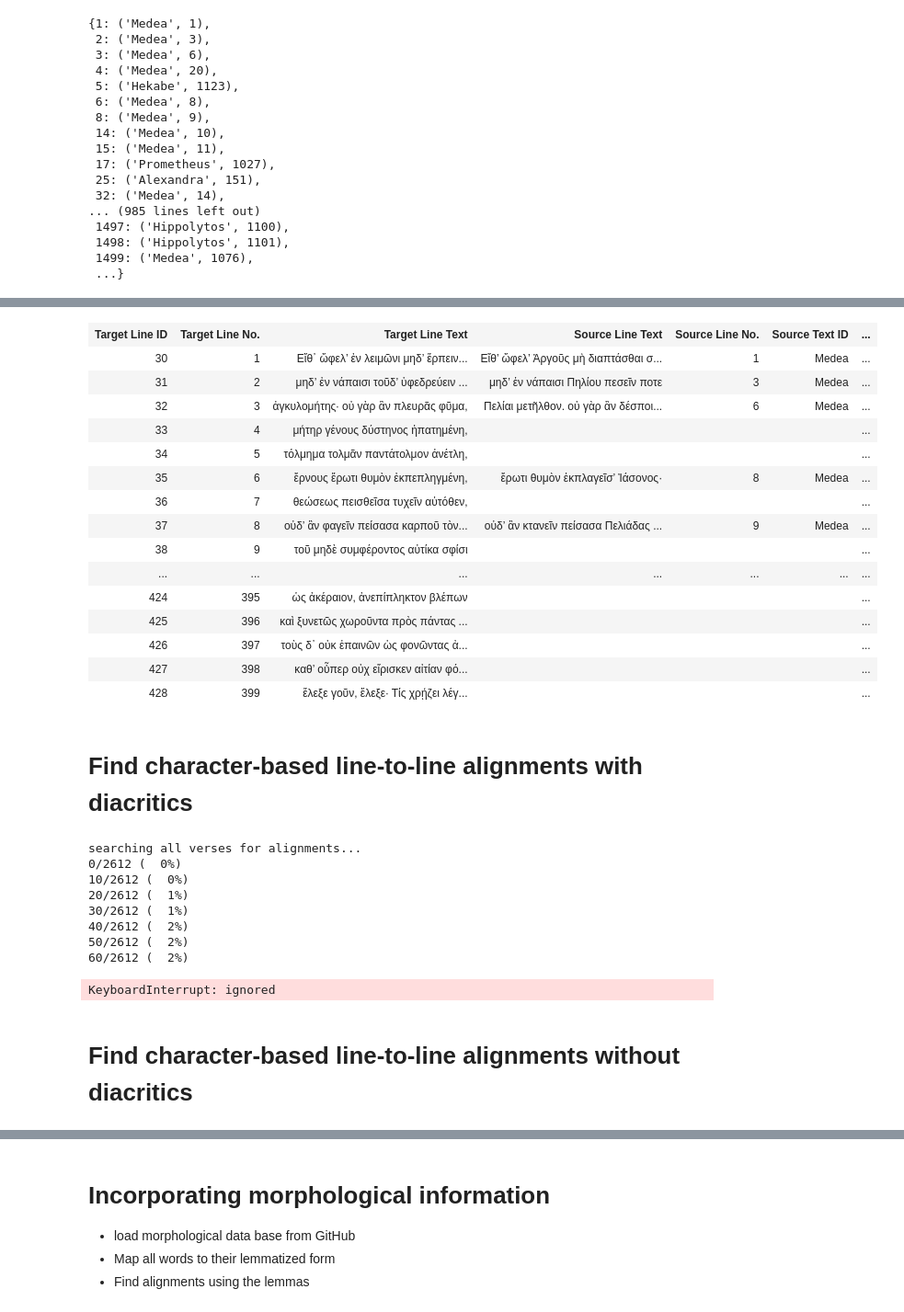
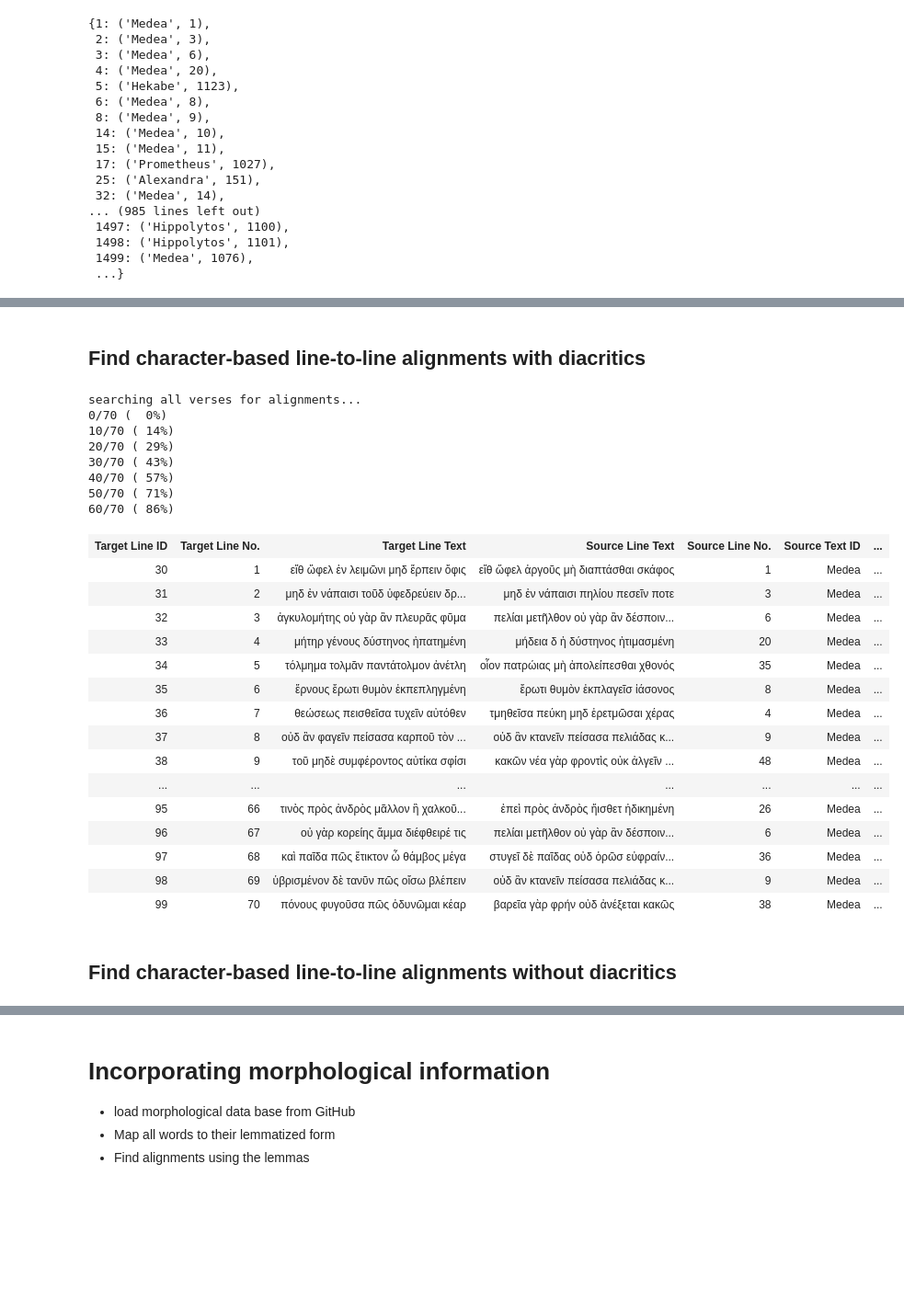
Before and after one commit to nicoschmidt/DigitalCentones, a Jupyter notebook: SmartTexts2019/Practicum.ipynb, the cells around one changed output, grey strips where cells are left out. Shown: that part at 92% size. Cells and saved outputs as stored; diff of their text form; code cells hidden in the pictures; blank space fills up the shorter version.

```diff
--- a/SmartTexts2019/Practicum.ipynb
+++ b/SmartTexts2019/Practicum.ipynb
@@ -39,7 +47,7 @@ Unpacking objects: 100% (45/45), done.
 lines_chr_pat = load_xml('tlg2022.tlg003.opp-grc1.xml')
 for i in range(30, len(lines_chr_pat)):
     lines_chr_pat[i].no = -29+i # hack to re-number lines
-lines_chr_pat = lines_chr_pat[30:]
+lines_chr_pat = lines_chr_pat[30:100]
 print('Christus Patiens:', lines_chr_pat[:3],'\n\n')
 
 lines_medea = load_plain_text('DigitalCentones/data/Medea-48.txt', 'Medea', 'Medea', 'Euripides')
@@ -199,49 +219,45 @@ searching all verses for alignments...
-# %%
-HTML(filename='./'+ alignments_outfile + '.html')
-# %% [output]
-| Target Line ID | Target Line No. | Target Line Text | Source Line Text | Source Line No. | Source Text ID | ... |
-| 30 | 1 | Εἴθ᾿ ὤφελ’ ἐν λειμῶνι μηδ’ ἕρπειν... | Εἴθ’ ὤφελ’ Ἀργοῦς μὴ διαπτάσθαι σ... | 1 | Medea | ... |
-| 31 | 2 | μηδ’ ἐν νάπαισι τοῦδ’ ὑφεδρεύειν ... | μηδ’ ἐν νάπαισι Πηλίου πεσεῖν ποτε | 3 | Medea | ... |
-| 32 | 3 | ἀγκυλομήτης· οὐ γὰρ ἂν πλευρᾶς φῦμα, | Πελίαι μετῆλθον. οὐ γὰρ ἂν δέσποι... | 6 | Medea | ... |
-| 33 | 4 | μήτηρ γένους δύστηνος ἠπατημένη, |  |  |  | ... |
-| 34 | 5 | τόλμημα τολμᾶν παντάτολμον ἀνέτλη, |  |  |  | ... |
-| 35 | 6 | ἔρνους ἔρωτι θυμὸν ἐκπεπληγμένη, | ἔρωτι θυμὸν ἐκπλαγεῖσ’ Ἰάσονος· | 8 | Medea | ... |
-| 36 | 7 | θεώσεως πεισθεῖσα τυχεῖν αὐτόθεν, |  |  |  | ... |
-| 37 | 8 | οὐδ’ ἂν φαγεῖν πείσασα καρποῦ τὸν... | οὐδ’ ἂν κτανεῖν πείσασα Πελιάδας ... | 9 | Medea | ... |
-| 38 | 9 | τοῦ μηδὲ συμφέροντος αὐτίκα σφίσι |  |  |  | ... |
-| ... | ... | ... | ... | ... | ... | ... |
-| 424 | 395 | ὡς ἀκέραιον, ἀνεπίπληκτον βλέπων |  |  |  | ... |
-| 425 | 396 | καὶ ξυνετῶς χωροῦντα πρὸς πάντας ... |  |  |  | ... |
-| 426 | 397 | τοὺς δ᾿ οὐκ ἐπαινῶν ὡς φονῶντας ἀ... |  |  |  | ... |
-| 427 | 398 | καθ’ οὗπερ οὐχ εἵρισκεν αἰτίαν φό... |  |  |  | ... |
-| 428 | 399 | ἔλεξε γοῦν, ἔλεξε· Τίς χρῄζει λέγ... |  |  |  | ... |
 # %% [markdown]
-# Find character-based line-to-line alignments with diacritics
+## Find character-based line-to-line alignments with diacritics
 # %%
 string_mapping_function = lambda s:s # identity
-smith_waterman = SmithWaterman(match_score=5,
+smith_waterman = SmithWaterman(match_score=2,
                                mismatch_score=-1,
                                gap_score=-1,
                                n_max_alignments=1,
                                min_score_treshold=0,
                                string_mapping_function=string_mapping_function)
 line_form_func = lambda line:line.text
 alignments_outfile = 'alignments_character-based_with_diacritics'
 target_lines = lines_chr_pat
 source_lines_dict = {lines_medea[0].work_id:lines_medea}
 alignments = find_line_to_line_alignments(target_lines, source_lines_dict, smith_waterman.align, 3, line_form_func)
 save_alignments_html(alignments, target_lines, source_lines_dict, alignments_outfile, line_form_func)
 HTML(filename='./'+ alignments_outfile + '.html')
 # %% [output]
 searching all verses for alignments...
-0/2612 (  0%)
-10/2612 (  0%)
-20/2612 (  1%)
-30/2612 (  1%)
-40/2612 (  2%)
-50/2612 (  2%)
-60/2612 (  2%)
+0/70 (  0%)
+10/70 ( 14%)
+20/70 ( 29%)
+30/70 ( 43%)
+40/70 ( 57%)
+50/70 ( 71%)
+60/70 ( 86%)
-KeyboardInterrupt: ignored
+| Target Line ID | Target Line No. | Target Line Text | Source Line Text | Source Line No. | Source Text ID | ... |
+| 30 | 1 | εἴθ ὤφελ ἐν λειμῶνι μηδ ἕρπειν ὄφις | εἴθ ὤφελ ἀργοῦς μὴ διαπτάσθαι σκάφος | 1 | Medea | ... |
+| 31 | 2 | μηδ ἐν νάπαισι τοῦδ ὑφεδρεύειν δρ... | μηδ ἐν νάπαισι πηλίου πεσεῖν ποτε | 3 | Medea | ... |
+| 32 | 3 | ἀγκυλομήτης οὐ γὰρ ἂν πλευρᾶς φῦμα | πελίαι μετῆλθον οὐ γὰρ ἂν δέσποιν... | 6 | Medea | ... |
+| 33 | 4 | μήτηρ γένους δύστηνος ἠπατημένη | μήδεια δ ἡ δύστηνος ἠτιμασμένη | 20 | Medea | ... |
+| 34 | 5 | τόλμημα τολμᾶν παντάτολμον ἀνέτλη | οἷον πατρώιας μὴ ἀπολείπεσθαι χθονός | 35 | Medea | ... |
+| 35 | 6 | ἔρνους ἔρωτι θυμὸν ἐκπεπληγμένη | ἔρωτι θυμὸν ἐκπλαγεῖσ ἰάσονος | 8 | Medea | ... |
+| 36 | 7 | θεώσεως πεισθεῖσα τυχεῖν αὐτόθεν | τμηθεῖσα πεύκη μηδ ἐρετμῶσαι χέρας | 4 | Medea | ... |
+| 37 | 8 | οὐδ ἂν φαγεῖν πείσασα καρποῦ τὸν ... | οὐδ ἂν κτανεῖν πείσασα πελιάδας κ... | 9 | Medea | ... |
+| 38 | 9 | τοῦ μηδὲ συμφέροντος αὐτίκα σφίσι | κακῶν νέα γὰρ φροντὶς οὐκ ἀλγεῖν ... | 48 | Medea | ... |
+| ... | ... | ... | ... | ... | ... | ... |
+| 95 | 66 | τινὸς πρὸς ἀνδρὸς μᾶλλον ἢ χαλκοῦ... | ἐπεὶ πρὸς ἀνδρὸς ἤισθετ ἠδικημένη | 26 | Medea | ... |
+| 96 | 67 | οὐ γὰρ κορείης ἅμμα διέφθειρέ τις | πελίαι μετῆλθον οὐ γὰρ ἂν δέσποιν... | 6 | Medea | ... |
+| 97 | 68 | καὶ παῖδα πῶς ἔτικτον ὦ θάμβος μέγα | στυγεῖ δὲ παῖδας οὐδ ὁρῶσ εὐφραίν... | 36 | Medea | ... |
+| 98 | 69 | ὑβρισμένον δὲ τανῦν πῶς οἴσω βλέπειν | οὐδ ἂν κτανεῖν πείσασα πελιάδας κ... | 9 | Medea | ... |
+| 99 | 70 | πόνους φυγοῦσα πῶς ὀδυνῶμαι κέαρ | βαρεῖα γὰρ φρήν οὐδ ἀνέξεται κακῶς | 38 | Medea | ... |
 # %% [markdown]
-# Find character-based line-to-line alignments without diacritics
+## Find character-based line-to-line alignments without diacritics
 # %%
```
Also changed, not shown: parts of 16 cells of this notebook.
